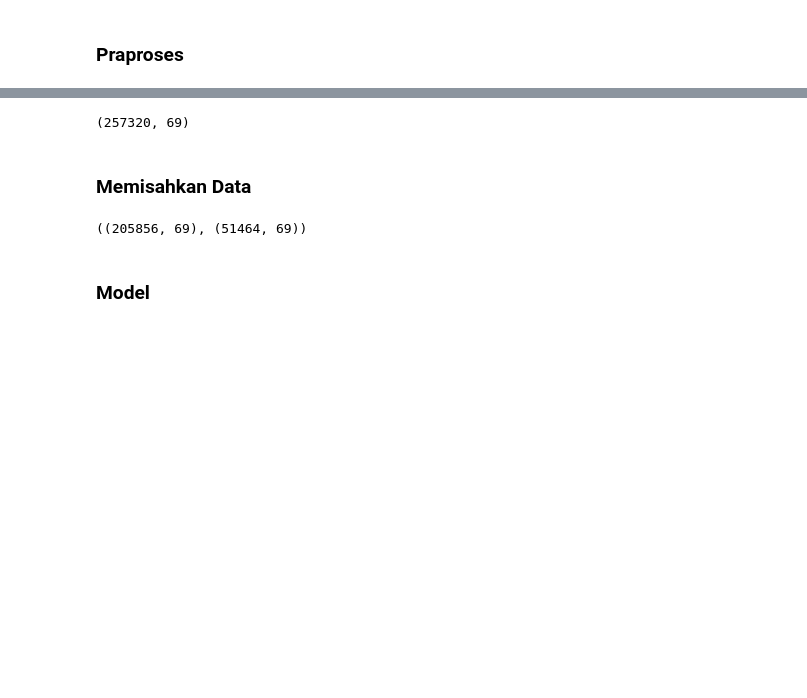
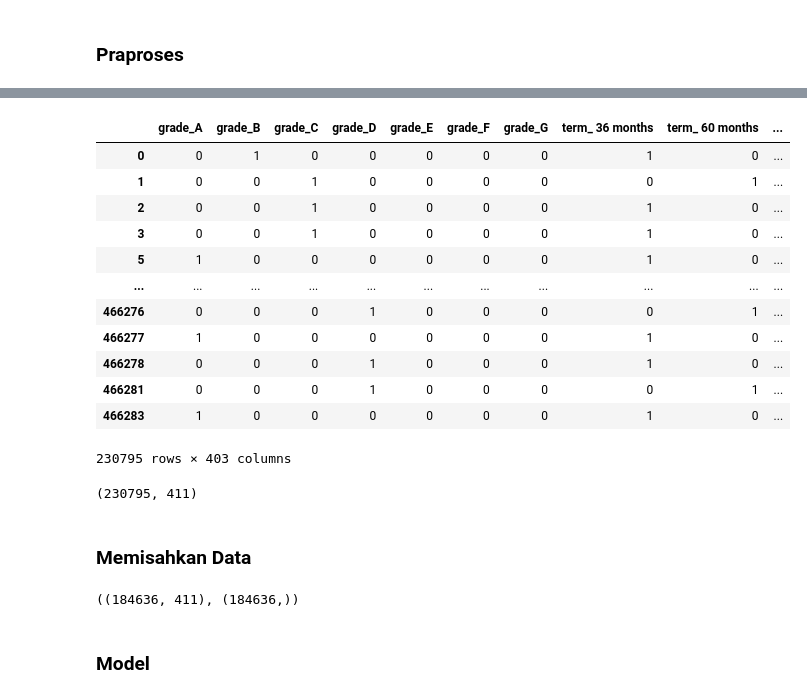
Before and after one commit to rakkaalhazimi/Loan-Status-Prediction, a Jupyter notebook: credit_loan_predictions.ipynb, the cells around one changed output, grey strips where cells are left out. Saved outputs shown, nothing was run; the diff lists cells and outputs as text; code cells hidden in the pictures; blank space fills up the shorter version.

```diff
--- a/credit_loan_predictions.ipynb
+++ b/credit_loan_predictions.ipynb
@@ -987,0 +735,3 @@ pre_df.head()
+# %%
+mode = pre_df["inq_last_6mths"].mode().values[0]
+pre_df["inq_last_6mths"] = pre_df["inq_last_6mths"].fillna(mode)
@@ -1006,10 +762,0 @@ Name: loan_status, dtype: int64
-# %%
-good_loan = ["Current", "Fully Paid"]
-
-def encode_loan_status(value):
-    if value in good_loan:
-        return 1
-    return 0
-
-pre_df["loan_status"] = pre_df["loan_status"].apply(encode_loan_status)
-pre_df["loan_status"]
@@ -1055,7 +764,7 @@ pre_df.groupby(x)[y].describe()
 Sebelumnya, kita perlu memisahkan label dan fitur dari data untuk kemudian dapat dilakukan pemisahan data.
 # %%
 label = pre_df["loan_status"].copy()
-features = pre_df.drop(columns=["loan_status"])
+features = pre_df[predictor_cols].copy()
 
 print("Label shape:")
 print(label.shape)
@@ -1104,0 +783,3 @@ features_encoded = cat_preprocessor.fit_transform(features_downsampled)
+# %%
+num_features = features.select_dtypes(exclude="object")
+cat_features = features.select_dtypes(include="object")
@@ -1104,0 +804,18 @@ features_encoded = cat_preprocessor.fit_transform(features_downsampled)
+# %%
+# OneHotEncode fitur kategorik
+cat_features = pd.get_dummies(cat_features)
+cat_features
+# %% [output]
+|  | grade_A | grade_B | grade_C | grade_D | grade_E | grade_F | grade_G | term_ 36 months | term_ 60 months | ... |
+| 0 | 0 | 1 | 0 | 0 | 0 | 0 | 0 | 1 | 0 | ... |
+| 1 | 0 | 0 | 1 | 0 | 0 | 0 | 0 | 0 | 1 | ... |
+| 2 | 0 | 0 | 1 | 0 | 0 | 0 | 0 | 1 | 0 | ... |
+| 3 | 0 | 0 | 1 | 0 | 0 | 0 | 0 | 1 | 0 | ... |
+| 5 | 1 | 0 | 0 | 0 | 0 | 0 | 0 | 1 | 0 | ... |
+| ... | ... | ... | ... | ... | ... | ... | ... | ... | ... | ... |
+| 466276 | 0 | 0 | 0 | 1 | 0 | 0 | 0 | 0 | 1 | ... |
+| 466277 | 1 | 0 | 0 | 0 | 0 | 0 | 0 | 1 | 0 | ... |
+| 466278 | 0 | 0 | 0 | 1 | 0 | 0 | 0 | 1 | 0 | ... |
+| 466281 | 0 | 0 | 0 | 1 | 0 | 0 | 0 | 0 | 1 | ... |
+| 466283 | 1 | 0 | 0 | 0 | 0 | 0 | 0 | 1 | 0 | ... |
+230795 rows × 403 columns
@@ -1105,7 +825,7 @@ features_encoded = cat_preprocessor.fit_transform(features_downsampled)
 # %%
-features_encoded.shape
+features_full.shape
 # %% [output]
-(257320, 69)
+(230795, 411)
 # %% [markdown]
 ### Memisahkan Data
 # %%
@@ -1113,7 +833,7 @@ X_train, X_test, y_train, y_test = train_test_split(features_encoded, label_down
 # %%
-X_train.shape, X_test.shape
+X_train.shape, y_train.shape
 # %% [output]
-((205856, 69), (51464, 69))
+((184636, 411), (184636,))
 # %% [markdown]
 ### Model
 # %%
```
Also changed, not shown: parts of 109 cells of this notebook, 4 other files.
